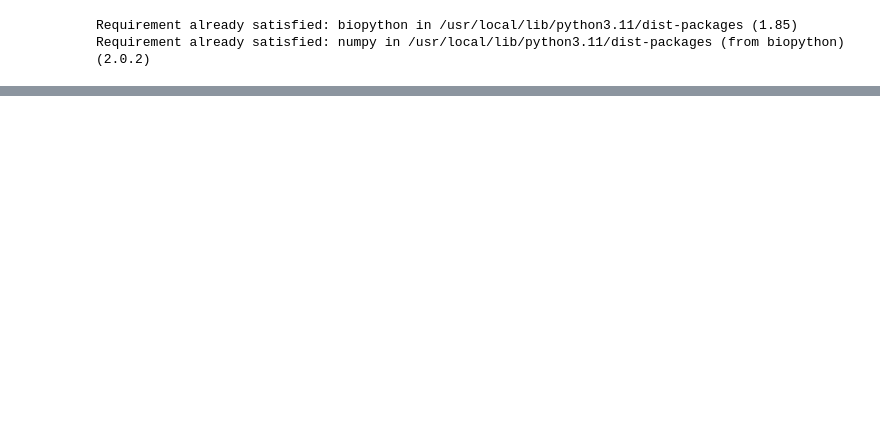
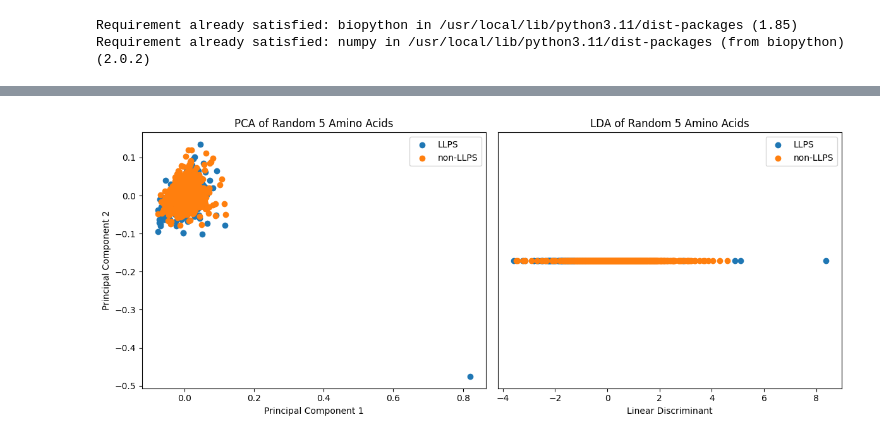
Before and after one commit to Shubham2004yadav/temp, a Jupyter notebook: LLPS_vs_non_LLPS.ipynb, the cells around one changed output, grey strips where cells are left out. Cells and saved outputs as stored; diff of their text form; code cells hidden in the pictures; blank space fills up the shorter version.

```diff
--- a/LLPS_vs_non_LLPS.ipynb
+++ b/LLPS_vs_non_LLPS.ipynb
@@ -165,0 +241,14 @@ plt.show()
+# %%
+# Apply feature function to all sequences
+feature_dicts = []
+labels = []
+
+for _, row in df.iterrows():
+    seq = row['sequence']
+    label = 1 if row['label'] == 'LLPS' else 0
+    try:
+        feats = compute_physicochemical_features(seq)
+        feature_dicts.append(feats)
+        labels.append(label)
+    except Exception as e:
+        print(f"Skipping sequence due to error: {e}")
@@ -165,0 +347,81 @@ plt.show()
+# %%
+import pandas as pd
+import numpy as np
+from sklearn.decomposition import PCA
+from sklearn.discriminant_analysis import LinearDiscriminantAnalysis as LDA
+import matplotlib.pyplot as plt
+import random
+
+# Assuming df is already defined with 'sequence' and 'label' columns
+# Example df:
+# df = pd.DataFrame({
+#     'sequence': ['MKTAYIAKQRQISFVKSHFSRQLEERLGLIEVQANL',
+#                  'GATRAGGATGAGGAGAGAGAGAGTGCTAGCTCCTG',
+#                  ...],
+#     'label': ['LLPS', 'non-LLPS', ...]
+# })
+
+# List of 20 standard amino acids
+aa_list = ['A','C','D','E','F','G','H','I','K','L',
+           'M','N','P','Q','R','S','T','V','W','Y']
+
+def compute_aac_dict(sequence):
+    """Compute amino acid composition for a given sequence."""
+    seq = sequence.upper()
+    length = len(seq)
+    counts = {aa: 0 for aa in aa_list}
+    for aa in seq:
+        if aa in counts:
+            counts[aa] += 1
+    return {aa: counts[aa]/length for aa in aa_list}
+
+# Compute AAC for all sequences
+aac_data = [compute_aac_dict(seq) for seq in df['sequence']]
+aac_df = pd.DataFrame(aac_data, index=df.index)
+
+# Randomly select 5 amino acids
+random_aas = random.sample(aa_list, 5)
+print("Randomly selected amino acids:", random_aas)
+
+# Prepare data for analysis
+X = aac_df[random_aas].values
+y = df['label'].values
+
+# PCA
+pca = PCA(n_components=2)
+X_pca = pca.fit_transform(X)
+
+# LDA (Fisher's Linear Discriminant)
+lda = LDA(n_components=1)
+X_lda = lda.fit_transform(X, y)
+
+# Plotting
+plt.figure(figsize=(12, 5))
+
+# PCA plot
+plt.subplot(1, 2, 1)
+for label in np.unique(y):
+    plt.scatter(X_pca[y==label, 0], X_pca[y==label, 1], label=label)
+plt.xlabel('Principal Component 1')
+plt.ylabel('Principal Component 2')
+plt.title('PCA of Random 5 Amino Acids')
+plt.legend()
+
+# LDA plot
+plt.subplot(1, 2, 2)
+for label in np.unique(y):
+    plt.scatter(X_lda[y==label], np.zeros_like(X_lda[y==label]), label=label)
+plt.xlabel('Linear Discriminant')
+plt.yticks([])
+plt.title('LDA of Random 5 Amino Acids')
+plt.legend()
+
+plt.tight_layout()
+plt.show()
+
+# Print explained variance for PCA
+print("PCA explained variance ratio:", pca.explained_variance_ratio_)
+
+# Print LDA coefficients
+print("LDA coefficients:", lda.coef_)
+# %% [output]
@@ -165,0 +429 @@ plt.show()
+[figure, added]
```
Also changed, not shown: parts of 21 cells of this notebook.
